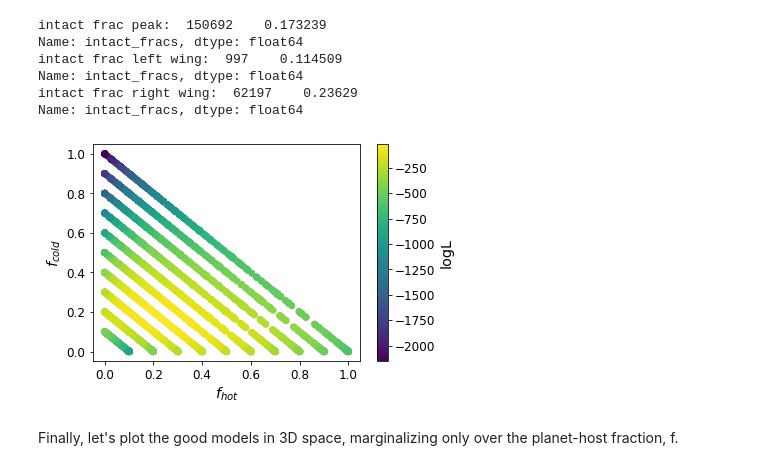
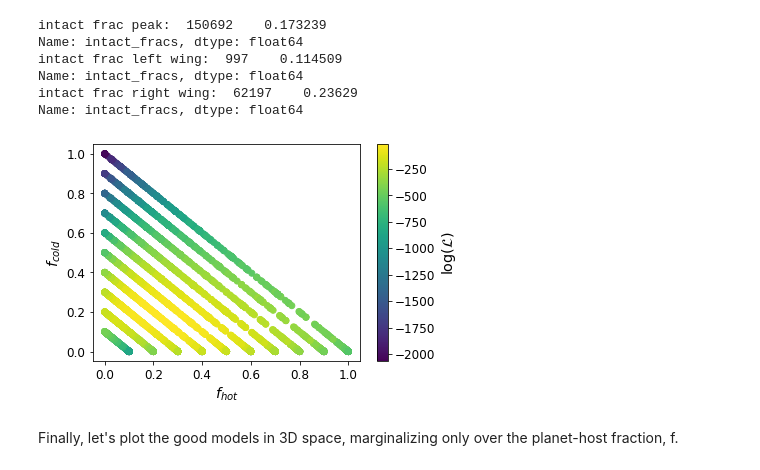
Before and after one commit to exoclam/mastrangelo, a Jupyter notebook: notebooks/analyze.ipynb, the cells around one changed output. Drawn from its saved outputs; the diff is of its cells as text; code cells hidden in the pictures.

Commit message:
manuscript and plot checkpoint before asking for two week extension from editor

```diff
--- a/notebooks/analyze.ipynb
+++ b/notebooks/analyze.ipynb
@@ -625,18 +625,18 @@ Name: intact_fracs, dtype: float64
 # %%
 # f_hot vs f_cold
 deduped_intacts = recovery.groupby(['ms','bs','cs','fs']).median('intact_fracs').intact_fracs
 deduped_disrupted = recovery.groupby(['ms','bs','cs','fs']).median('disrupted_fracs').disrupted_fracs
-deduped_logLs = recovery.groupby(['ms','bs','cs','fs']).median('logLs').logLs
+deduped_logLs = recovery.groupby(['ms','bs','cs','fs']).max('logLs').logLs # do I use max or median?
 
 im = plt.scatter(deduped_disrupted, deduped_intacts, c=deduped_logLs)
-plt.colorbar(im, label='logL')
+plt.colorbar(im, label=r'log($\mathcal{L}$)')
 
 plt.xlabel(r'$f_{hot}$')
 plt.ylabel(r'$f_{cold}$')
 plt.savefig(path+'figures/f_hot-vs-f_cold.png', facecolor='white', bbox_inches='tight')
 plt.show()
 # %% [output]
-[figure, old version]
+[figure, new version]
 # %% [markdown]
 Finally, let's plot the good models in 3D space, marginalizing only over the planet-host fraction, f.
 # %%
```
Also changed, not shown: 3 other files.
